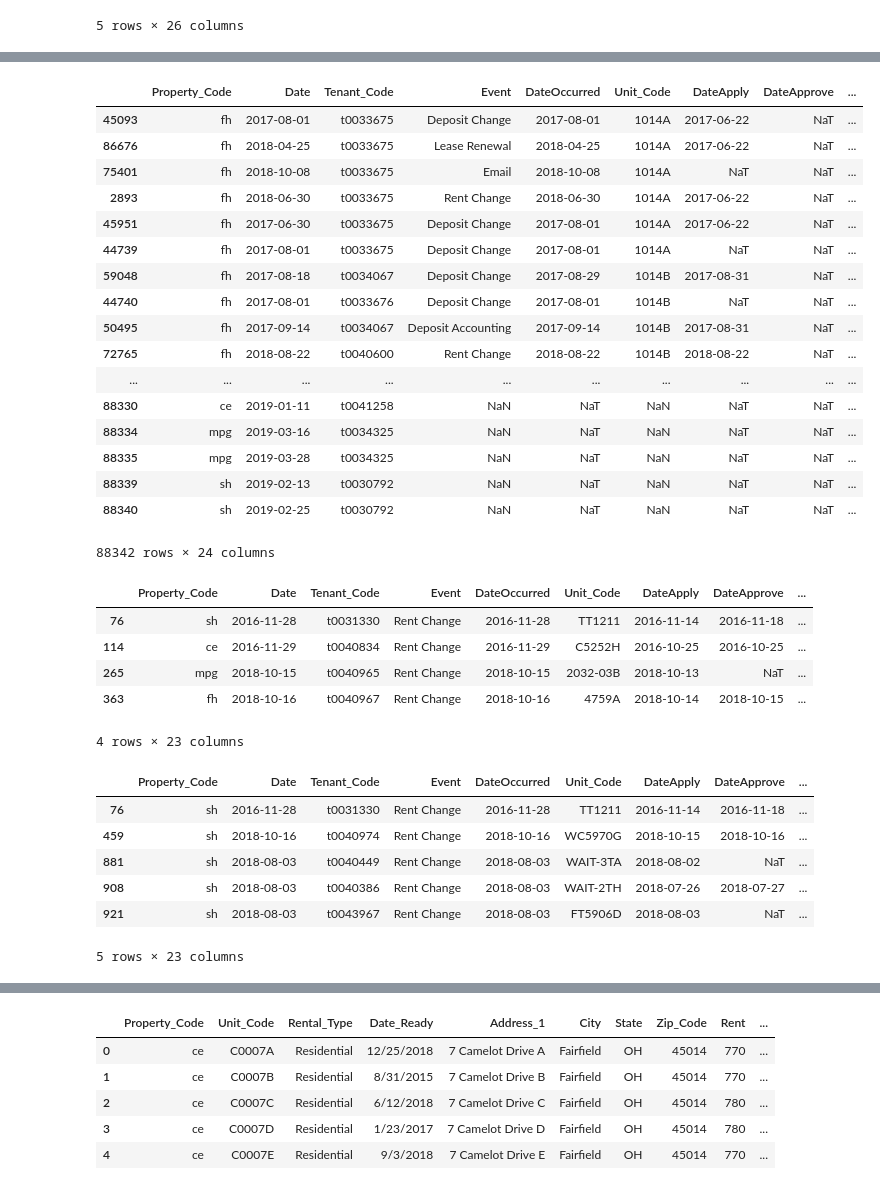
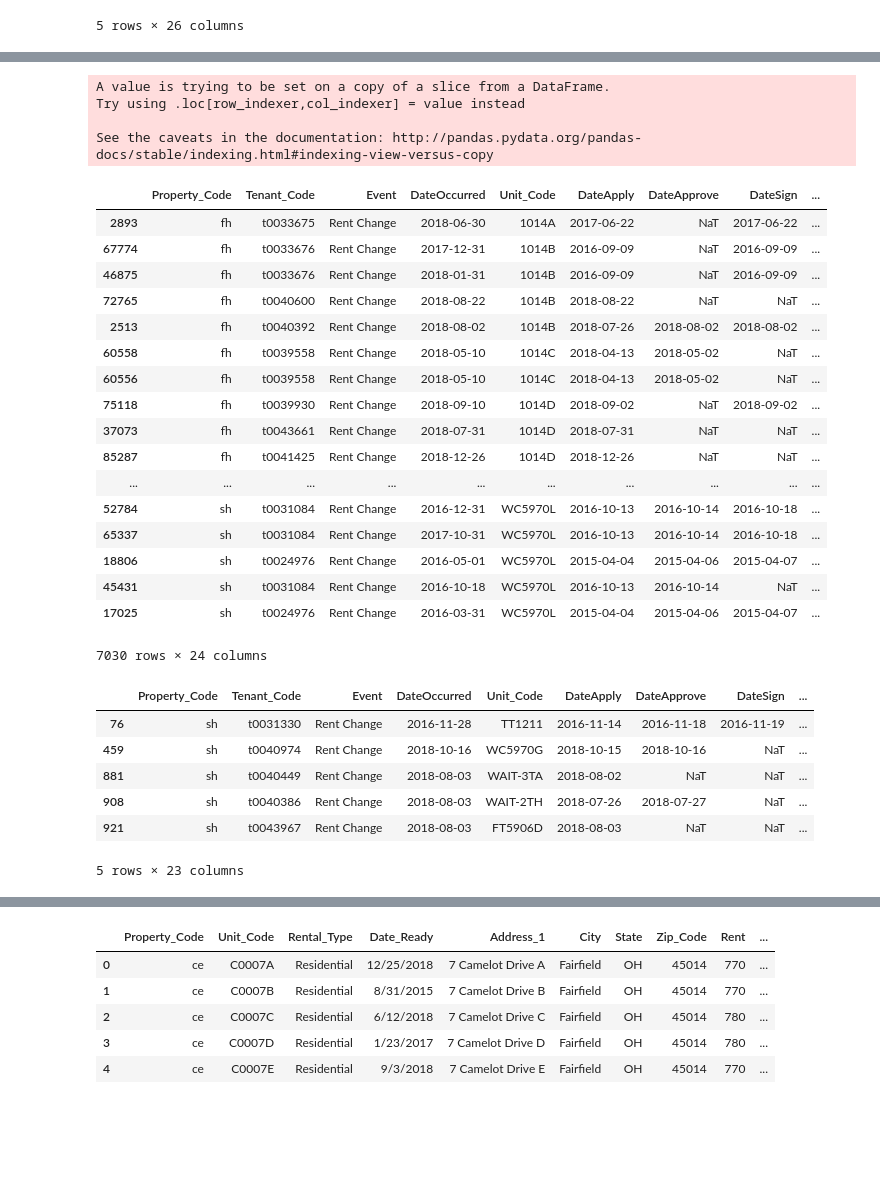
Before and after one commit to richinohio/Final_Project, a Jupyter notebook: Tenants.ipynb, the cells around one changed output, grey strips where cells are left out. Saved outputs shown, nothing was run; the diff lists cells and outputs as text; code cells hidden in the pictures; blank space fills up the shorter version.

```diff
--- a/Tenants.ipynb
+++ b/Tenants.ipynb
@@ -15,9 +15,9 @@ tenants_df.head()
 | 3 | ce | NaN | 11/18/2016 | t0031350 | NaN | Deposit Change | 11/22/2016 | ... |
 | 4 | sh | NaN | 11/22/2016 | t0031408 | NaN | Submit Application | 11/22/2016 | ... |
 5 rows × 26 columns
+# %%
+tenants_df = tenants_df.drop(columns = ["Ref_Property_ID", "Ext_Ref_Tenant_Id", "Ref_Unit_Id", "Date"])
 # %%
-tenants_df = tenants_df.drop(columns = ["Ref_Property_ID", "Ext_Ref_Tenant_Id", "Ref_Unit_Id"])
-tenants_df["Date"] = pd.to_datetime(tenants_df["Date"], format= '%m/%d/%Y')
 tenants_df["DateOccurred"] = pd.to_datetime(tenants_df["DateOccurred"], format= '%m/%d/%Y')
 tenants_df["DateApply"] = pd.to_datetime(tenants_df["DateApply"], format= '%m/%d/%Y')
 tenants_df["DateApprove"] = pd.to_datetime(tenants_df["DateApprove"], format= '%m/%d/%Y')
@@ -27,5 +27,6 @@ tenants_df["DateMoveOut"] = pd.to_datetime(tenants_df["DateMoveOut"], format= '%
 tenants_df["DateLeaseFrom"] = pd.to_datetime(tenants_df["DateLeaseFrom"], format= '%m/%d/%Y')
 tenants_df["DateLeaseTo"] = pd.to_datetime(tenants_df["DateLeaseTo"], format= '%m/%d/%Y')
 tenants_df["DateNotice"] = pd.to_datetime(tenants_df["DateNotice"], format= '%m/%d/%Y')
-tenants_df.head()
+tenants_df["Length of Stay"]= tenants_df["DateMoveOut"] - tenants_df["DateMoveIn"]
+tenants_df.sort_values(by=["Unit_Code"])
 # %% [output]
@@ -39,45 +51,39 @@ tenants_df.head()
-# %%
-tenants_df["Length of Stay"]= tenants_df["DateMoveOut"] - tenants_df["DateMoveIn"]
-tenants_df.sort_values(by=["Unit_Code"])
-# %% [output]
-|  | Property_Code | Date | Tenant_Code | Event | DateOccurred | Unit_Code | DateApply | DateApprove | ... |
-| 45093 | fh | 2017-08-01 | t0033675 | Deposit Change | 2017-08-01 | 1014A | 2017-06-22 | NaT | ... |
-| 86676 | fh | 2018-04-25 | t0033675 | Lease Renewal | 2018-04-25 | 1014A | 2017-06-22 | NaT | ... |
-| 75401 | fh | 2018-10-08 | t0033675 | Email | 2018-10-08 | 1014A | NaT | NaT | ... |
-| 2893 | fh | 2018-06-30 | t0033675 | Rent Change | 2018-06-30 | 1014A | 2017-06-22 | NaT | ... |
-| 45951 | fh | 2017-06-30 | t0033675 | Deposit Change | 2017-08-01 | 1014A | 2017-06-22 | NaT | ... |
-| 44739 | fh | 2017-08-01 | t0033675 | Deposit Change | 2017-08-01 | 1014A | NaT | NaT | ... |
-| 59048 | fh | 2017-08-18 | t0034067 | Deposit Change | 2017-08-29 | 1014B | 2017-08-31 | NaT | ... |
-| 44740 | fh | 2017-08-01 | t0033676 | Deposit Change | 2017-08-01 | 1014B | NaT | NaT | ... |
-| 50495 | fh | 2017-09-14 | t0034067 | Deposit Accounting | 2017-09-14 | 1014B | 2017-08-31 | NaT | ... |
-| 72765 | fh | 2018-08-22 | t0040600 | Rent Change | 2018-08-22 | 1014B | 2018-08-22 | NaT | ... |
-| ... | ... | ... | ... | ... | ... | ... | ... | ... | ... |
-| 88330 | ce | 2019-01-11 | t0041258 | NaN | NaT | NaN | NaT | NaT | ... |
-| 88334 | mpg | 2019-03-16 | t0034325 | NaN | NaT | NaN | NaT | NaT | ... |
-| 88335 | mpg | 2019-03-28 | t0034325 | NaN | NaT | NaN | NaT | NaT | ... |
-| 88339 | sh | 2019-02-13 | t0030792 | NaN | NaT | NaN | NaT | NaT | ... |
-| 88340 | sh | 2019-02-25 | t0030792 | NaN | NaT | NaN | NaT | NaT | ... |
-88342 rows × 24 columns
 # %%
 rent_change = tenants_df.loc[tenants_df["Event"] == "Rent Change"]
-rent_change = rent_change.groupby("Property_Code")
-rent_change.head(1)
+rent_change["Days to Move"] = rent_change["DateMoveOut"] - rent_change["DateOccurred"]
+rent_change.sort_values(by=["Unit_Code"])
 # %% [output]
+A value is trying to be set on a copy of a slice from a DataFrame.
+Try using .loc[row_indexer,col_indexer] = value instead
+
+See the caveats in the documentation: http://pandas.pydata.org/pandas-docs/stable/indexing.html#indexing-view-versus-copy
-|  | Property_Code | Date | Tenant_Code | Event | DateOccurred | Unit_Code | DateApply | DateApprove | ... |
-| 76 | sh | 2016-11-28 | t0031330 | Rent Change | 2016-11-28 | TT1211 | 2016-11-14 | 2016-11-18 | ... |
-| 114 | ce | 2016-11-29 | t0040834 | Rent Change | 2016-11-29 | C5252H | 2016-10-25 | 2016-10-25 | ... |
-| 265 | mpg | 2018-10-15 | t0040965 | Rent Change | 2018-10-15 | 2032-03B | 2018-10-13 | NaT | ... |
-| 363 | fh | 2018-10-16 | t0040967 | Rent Change | 2018-10-16 | 4759A | 2018-10-14 | 2018-10-15 | ... |
+|  | Property_Code | Tenant_Code | Event | DateOccurred | Unit_Code | DateApply | DateApprove | DateSign | ... |
+| 2893 | fh | t0033675 | Rent Change | 2018-06-30 | 1014A | 2017-06-22 | NaT | 2017-06-22 | ... |
+| 67774 | fh | t0033676 | Rent Change | 2017-12-31 | 1014B | 2016-09-09 | NaT | 2016-09-09 | ... |
+| 46875 | fh | t0033676 | Rent Change | 2018-01-31 | 1014B | 2016-09-09 | NaT | 2016-09-09 | ... |
+| 72765 | fh | t0040600 | Rent Change | 2018-08-22 | 1014B | 2018-08-22 | NaT | NaT | ... |
+| 2513 | fh | t0040392 | Rent Change | 2018-08-02 | 1014B | 2018-07-26 | 2018-08-02 | 2018-08-02 | ... |
+| 60558 | fh | t0039558 | Rent Change | 2018-05-10 | 1014C | 2018-04-13 | 2018-05-02 | NaT | ... |
+| 60556 | fh | t0039558 | Rent Change | 2018-05-10 | 1014C | 2018-04-13 | 2018-05-02 | NaT | ... |
+| 75118 | fh | t0039930 | Rent Change | 2018-09-10 | 1014D | 2018-09-02 | NaT | 2018-09-02 | ... |
+| 37073 | fh | t0043661 | Rent Change | 2018-07-31 | 1014D | 2018-07-31 | NaT | NaT | ... |
+| 85287 | fh | t0041425 | Rent Change | 2018-12-26 | 1014D | 2018-12-26 | NaT | NaT | ... |
+| ... | ... | ... | ... | ... | ... | ... | ... | ... | ... |
+| 52784 | sh | t0031084 | Rent Change | 2016-12-31 | WC5970L | 2016-10-13 | 2016-10-14 | 2016-10-18 | ... |
+| 65337 | sh | t0031084 | Rent Change | 2017-10-31 | WC5970L | 2016-10-13 | 2016-10-14 | 2016-10-18 | ... |
+| 18806 | sh | t0024976 | Rent Change | 2016-05-01 | WC5970L | 2015-04-04 | 2015-04-06 | 2015-04-07 | ... |
+| 45431 | sh | t0031084 | Rent Change | 2016-10-18 | WC5970L | 2016-10-13 | 2016-10-14 | NaT | ... |
+| 17025 | sh | t0024976 | Rent Change | 2016-03-31 | WC5970L | 2015-04-04 | 2015-04-06 | 2015-04-07 | ... |
-4 rows × 23 columns
+7030 rows × 24 columns
 # %%
 sh = tenants_df.loc[tenants_df["Property_Code"] == "sh"]
 sh_rent = sh.loc[sh["Event"] == "Rent Change"]
 sh_rent.head()
 # %% [output]
-|  | Property_Code | Date | Tenant_Code | Event | DateOccurred | Unit_Code | DateApply | DateApprove | ... |
-| 76 | sh | 2016-11-28 | t0031330 | Rent Change | 2016-11-28 | TT1211 | 2016-11-14 | 2016-11-18 | ... |
-| 459 | sh | 2018-10-16 | t0040974 | Rent Change | 2018-10-16 | WC5970G | 2018-10-15 | 2018-10-16 | ... |
-| 881 | sh | 2018-08-03 | t0040449 | Rent Change | 2018-08-03 | WAIT-3TA | 2018-08-02 | NaT | ... |
-| 908 | sh | 2018-08-03 | t0040386 | Rent Change | 2018-08-03 | WAIT-2TH | 2018-07-26 | 2018-07-27 | ... |
-| 921 | sh | 2018-08-03 | t0043967 | Rent Change | 2018-08-03 | FT5906D | 2018-08-03 | NaT | ... |
+|  | Property_Code | Tenant_Code | Event | DateOccurred | Unit_Code | DateApply | DateApprove | DateSign | ... |
+| 76 | sh | t0031330 | Rent Change | 2016-11-28 | TT1211 | 2016-11-14 | 2016-11-18 | 2016-11-19 | ... |
+| 459 | sh | t0040974 | Rent Change | 2018-10-16 | WC5970G | 2018-10-15 | 2018-10-16 | NaT | ... |
+| 881 | sh | t0040449 | Rent Change | 2018-08-03 | WAIT-3TA | 2018-08-02 | NaT | NaT | ... |
+| 908 | sh | t0040386 | Rent Change | 2018-08-03 | WAIT-2TH | 2018-07-26 | 2018-07-27 | NaT | ... |
+| 921 | sh | t0043967 | Rent Change | 2018-08-03 | FT5906D | 2018-08-03 | NaT | NaT | ... |
 5 rows × 23 columns
```
Also changed, not shown: parts of 9 cells of this notebook.
